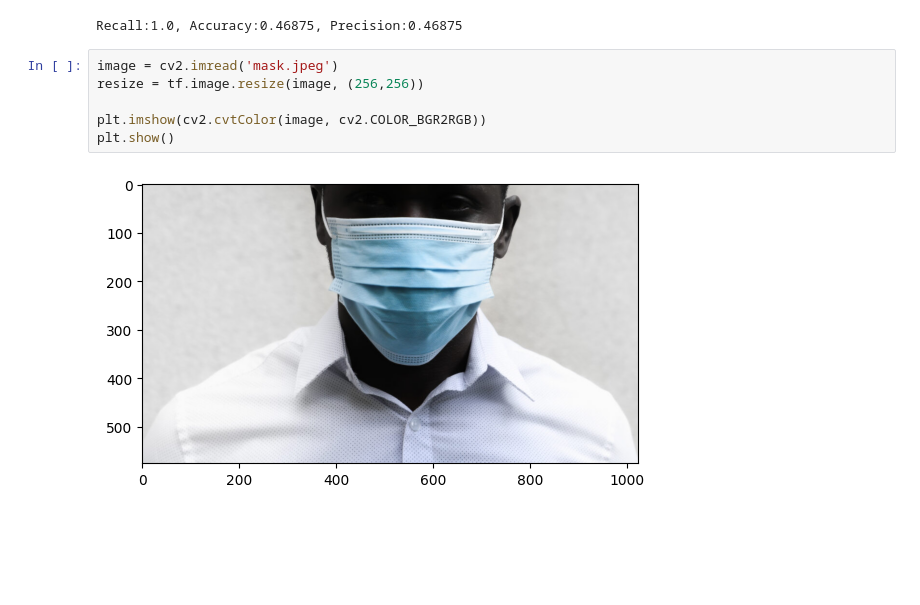
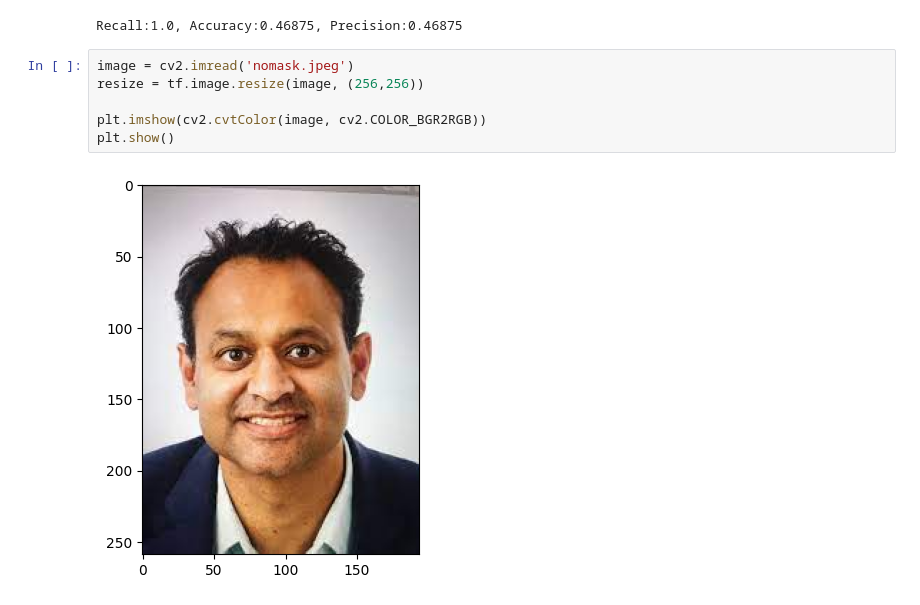
Before and after one commit to SouryaSparks/facemaskrecognitionv1, a Jupyter notebook: index.ipynb, the cells around one changed output. Drawn from its saved outputs; the diff is of its cells as text; blank space fills up the shorter version.

```diff
--- a/index.ipynb
+++ b/index.ipynb
@@ -135,13 +135,13 @@ print(f"Recall:{recall.result().numpy()}, Accuracy:{accuracy.result().numpy()},
 # %% [output]
 Recall:1.0, Accuracy:0.46875, Precision:0.46875
 # %%
-image = cv2.imread('mask.jpeg')
+image = cv2.imread('nomask.jpeg')
 resize = tf.image.resize(image, (256,256))
 
 plt.imshow(cv2.cvtColor(image, cv2.COLOR_BGR2RGB))
 plt.show()
 # %% [output]
-[figure, old version]
+[figure, new version]
 # %%
 
 yhat = model.predict(np.expand_dims((resize/255), 0))
```
Also changed, not shown: parts of 2 cells of this notebook, 2 other files.
